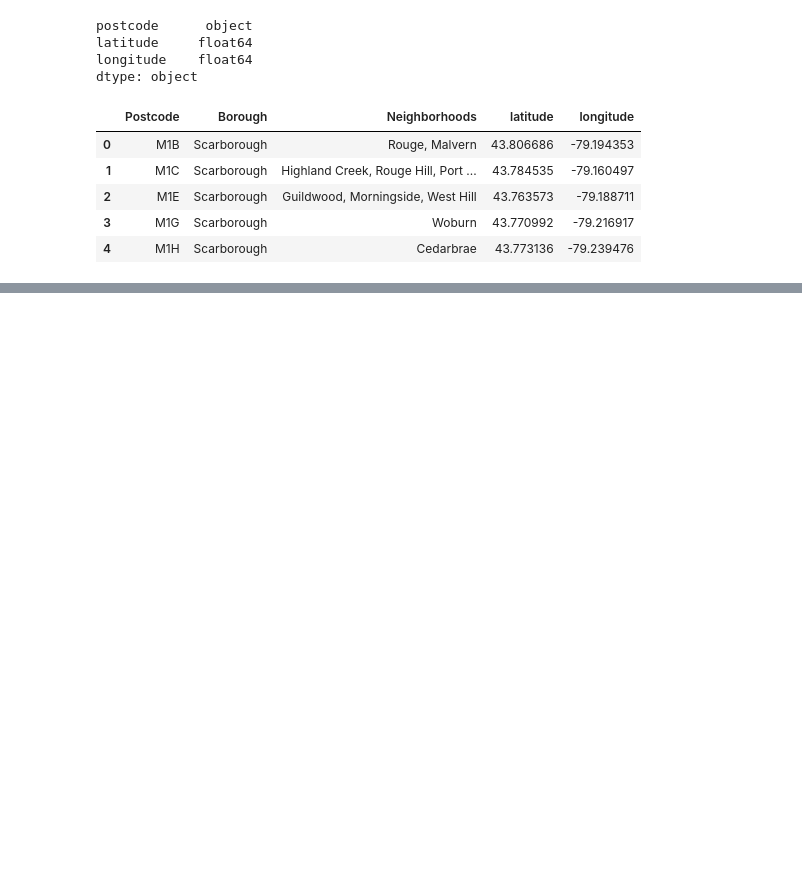
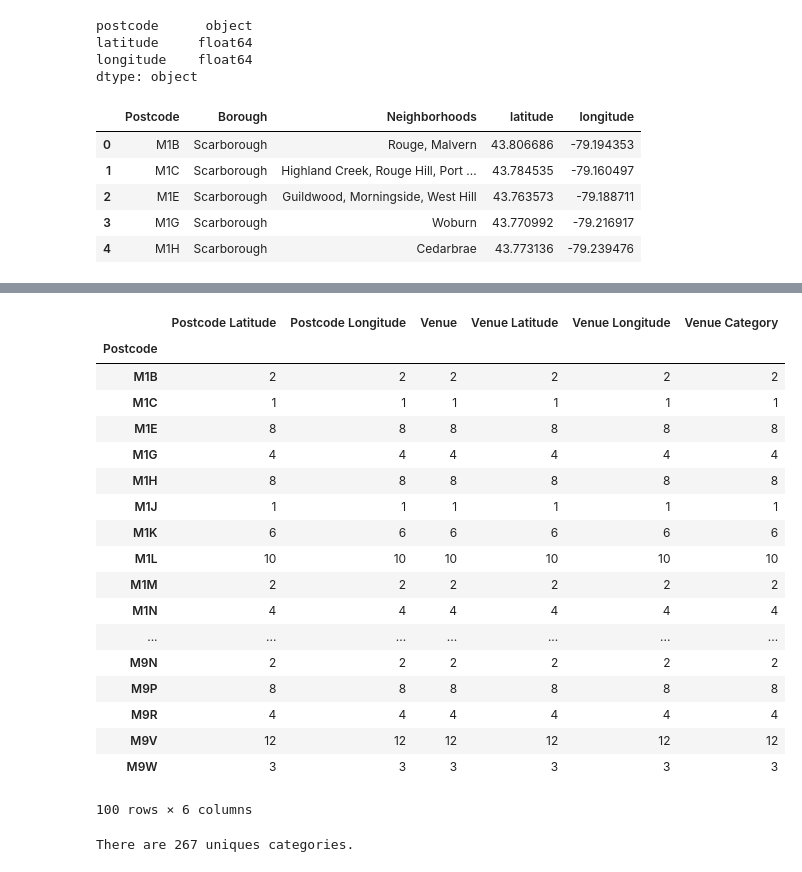
Before and after one commit to zlobendog/Coursera_Capstone, a Jupyter notebook: Toronto Neighborhoods.ipynb, the cells around one changed output, grey strips where cells are left out. Drawn from its saved outputs; the diff is of its cells as text; code cells hidden in the pictures; blank space fills up the shorter version.

```diff
--- a/Toronto Neighborhoods.ipynb
+++ b/Toronto Neighborhoods.ipynb
@@ -158,7 +164,7 @@ longitude    float64
 dtype: object
 # %%
 #Now we merge two dataframes to have a single df with all the necessary data
-merged = hoods_grouped.join(loc_df.set_index('postcode'), on='Postcode')
+#merged = hoods_grouped.join(loc_df.set_index('postcode'), on='Postcode')
 merged.head()
 # %% [output]
 |  | Postcode | Borough | Neighborhoods | latitude | longitude |
@@ -169,0 +190,21 @@ merged.head()
+# %%
+# create map of Toronto using latitude and longitude values
+toronto = folium.Map(location=[latitude, longitude], zoom_start=10)
+
+#add markers to map
+#each marker represents borough and not the individual neighborhood, because we do not have specific coordinates for neighborhoods
+
+for lat, lng, borough, neighborhood in zip(merged['latitude'], merged['longitude'], merged['Borough'], merged['Neighborhoods']):
+    label = '{}, {}'.format(neighborhood, borough)
+    label = folium.Popup(label, parse_html=True)
+    folium.CircleMarker(
+        [lat, lng],
+        radius=5,
+        popup=label,
+        color='blue',
+        fill=True,
+        fill_color='#3186cc',
+        fill_opacity=0.7,
+        parse_html=False).add_to(toronto)
+
+toronto
@@ -169,0 +318,26 @@ merged.head()
+# %%
+toronto_venues.groupby('Postcode').count()
+# %% [output]
+|  | Postcode Latitude | Postcode Longitude | Venue | Venue Latitude | Venue Longitude | Venue Category |
+| Postcode |  |  |  |  |  |  |
+| M1B | 2 | 2 | 2 | 2 | 2 | 2 |
+| M1C | 1 | 1 | 1 | 1 | 1 | 1 |
+| M1E | 8 | 8 | 8 | 8 | 8 | 8 |
+| M1G | 4 | 4 | 4 | 4 | 4 | 4 |
+| M1H | 8 | 8 | 8 | 8 | 8 | 8 |
+| M1J | 1 | 1 | 1 | 1 | 1 | 1 |
+| M1K | 6 | 6 | 6 | 6 | 6 | 6 |
+| M1L | 10 | 10 | 10 | 10 | 10 | 10 |
+| M1M | 2 | 2 | 2 | 2 | 2 | 2 |
+| M1N | 4 | 4 | 4 | 4 | 4 | 4 |
+| ... | ... | ... | ... | ... | ... | ... |
+| M9N | 2 | 2 | 2 | 2 | 2 | 2 |
+| M9P | 8 | 8 | 8 | 8 | 8 | 8 |
+| M9R | 4 | 4 | 4 | 4 | 4 | 4 |
+| M9V | 12 | 12 | 12 | 12 | 12 | 12 |
+| M9W | 3 | 3 | 3 | 3 | 3 | 3 |
+100 rows × 6 columns
+# %%
+print('There are {} uniques categories.'.format(len(toronto_venues['Venue Category'].unique())))
+# %% [output]
+There are 267 uniques categories.
```
Also changed, not shown: parts of 28 cells of this notebook.
